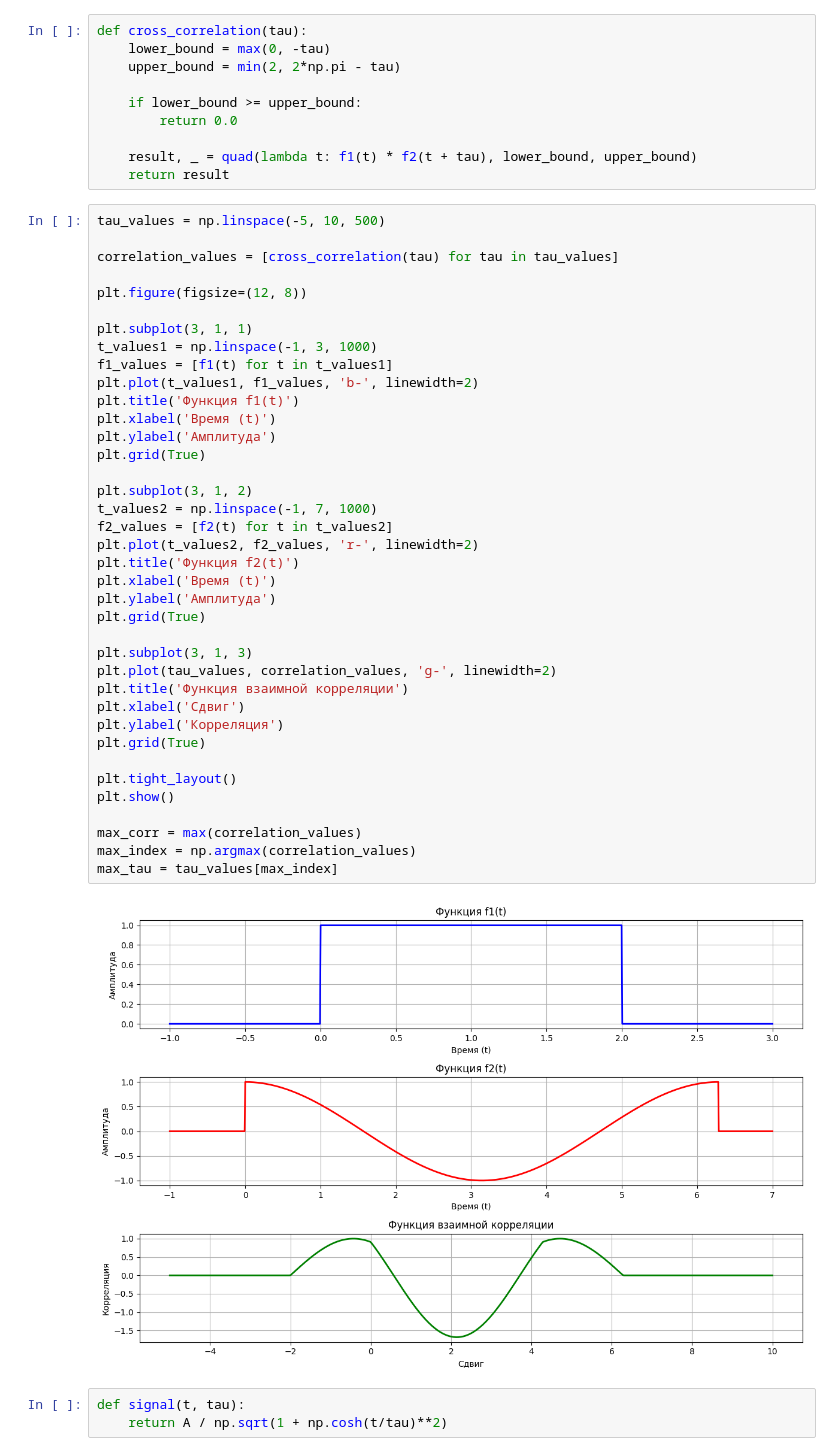
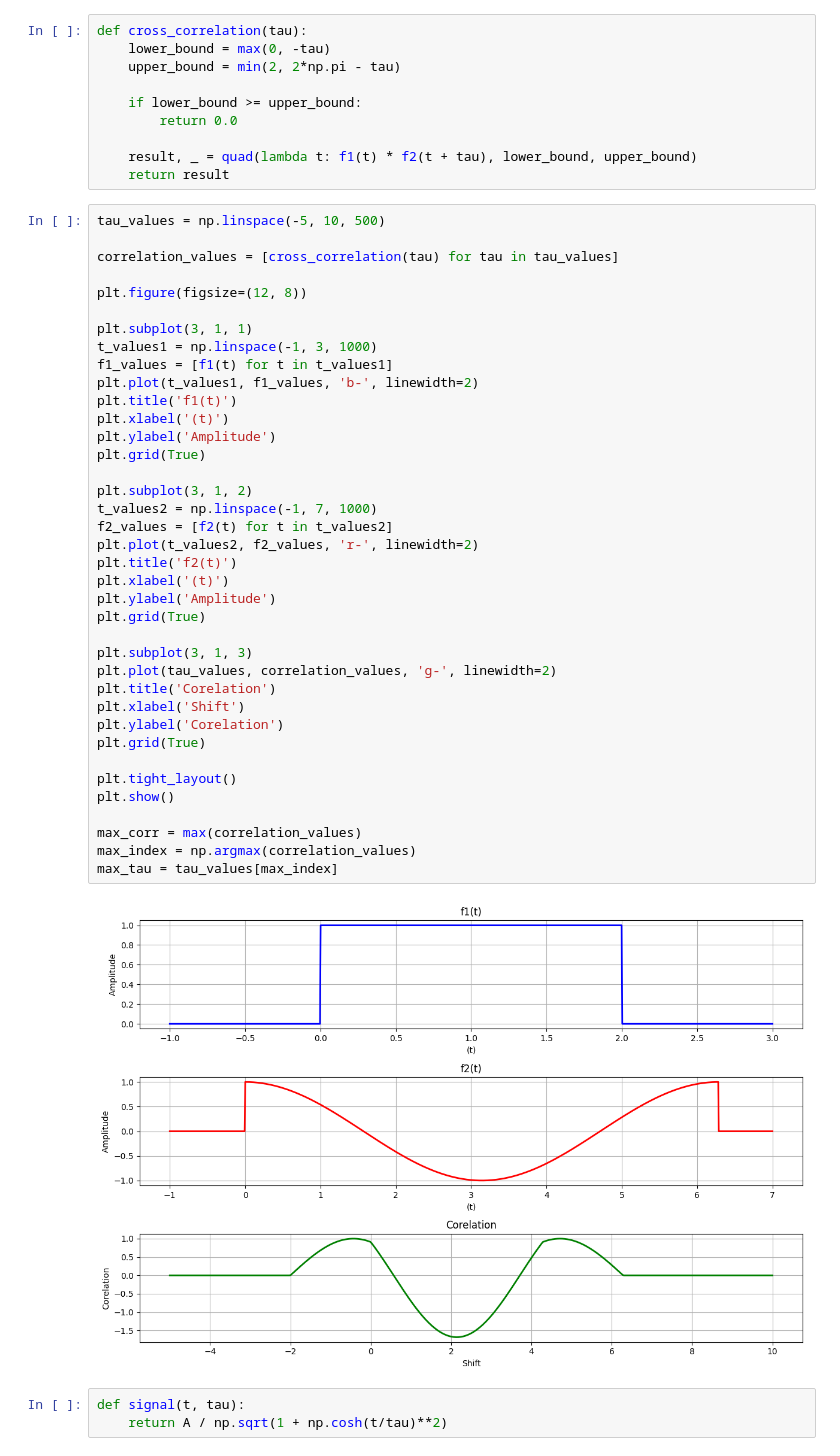
Before and after one commit to alex-yas/functional-analysis, a Jupyter notebook: integral_fourier_transform.ipynb, the cells around one changed output. Drawn from its saved outputs; the diff is of its cells as text.

```diff
--- a/integral_fourier_transform.ipynb
+++ b/integral_fourier_transform.ipynb
@@ -114,43 +114,43 @@ def cross_correlation(tau):
 # %%
 tau_values = np.linspace(-5, 10, 500)
 
 correlation_values = [cross_correlation(tau) for tau in tau_values]
 
 plt.figure(figsize=(12, 8))
 
 plt.subplot(3, 1, 1)
 t_values1 = np.linspace(-1, 3, 1000)
 f1_values = [f1(t) for t in t_values1]
 plt.plot(t_values1, f1_values, 'b-', linewidth=2)
-plt.title('Функция f1(t)')
-plt.xlabel('Время (t)')
-plt.ylabel('Амплитуда')
+plt.title('f1(t)')
+plt.xlabel('(t)')
+plt.ylabel('Amplitude')
 plt.grid(True)
 
 plt.subplot(3, 1, 2)
 t_values2 = np.linspace(-1, 7, 1000)
 f2_values = [f2(t) for t in t_values2]
 plt.plot(t_values2, f2_values, 'r-', linewidth=2)
-plt.title('Функция f2(t)')
-plt.xlabel('Время (t)')
-plt.ylabel('Амплитуда')
+plt.title('f2(t)')
+plt.xlabel('(t)')
+plt.ylabel('Amplitude')
 plt.grid(True)
 
 plt.subplot(3, 1, 3)
 plt.plot(tau_values, correlation_values, 'g-', linewidth=2)
-plt.title('Функция взаимной корреляции')
-plt.xlabel('Сдвиг')
-plt.ylabel('Корреляция')
+plt.title('Corelation')
+plt.xlabel('Shift')
+plt.ylabel('Corelation')
 plt.grid(True)
 
 plt.tight_layout()
 plt.show()
 
 max_corr = max(correlation_values)
 max_index = np.argmax(correlation_values)
 max_tau = tau_values[max_index]
 # %% [output]
-[figure, old version]
+[figure, new version]
 # %%
 def signal(t, tau):
     return A / np.sqrt(1 + np.cosh(t/tau)**2)
```
Also changed, not shown: parts of 18 cells of this notebook, 2 other files.
